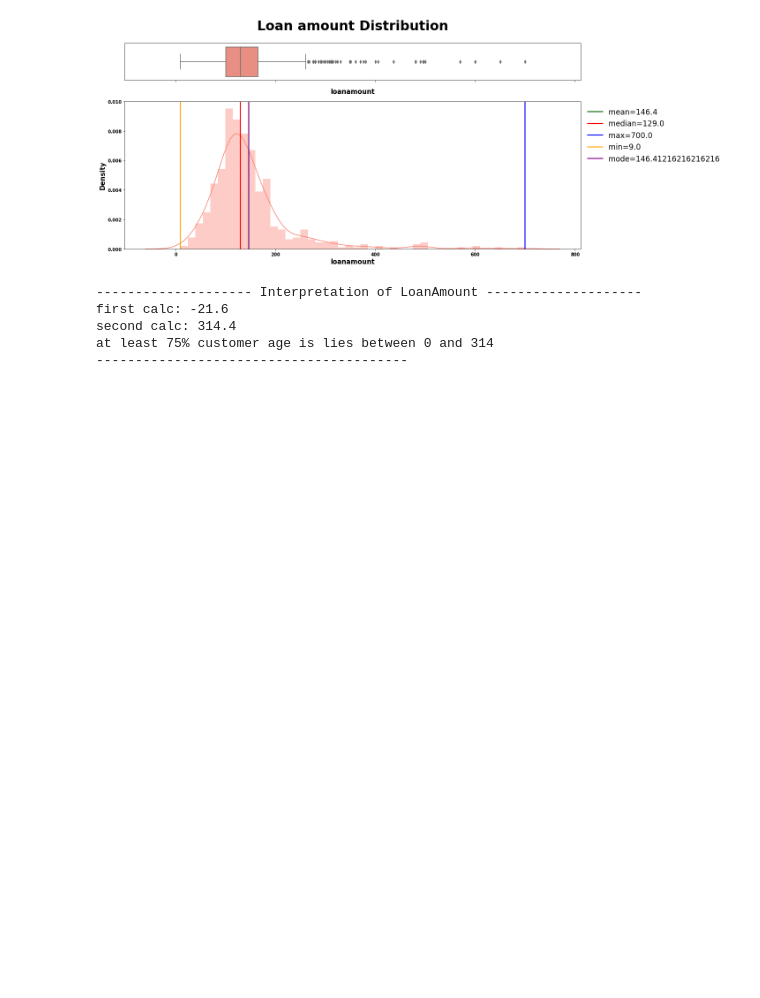
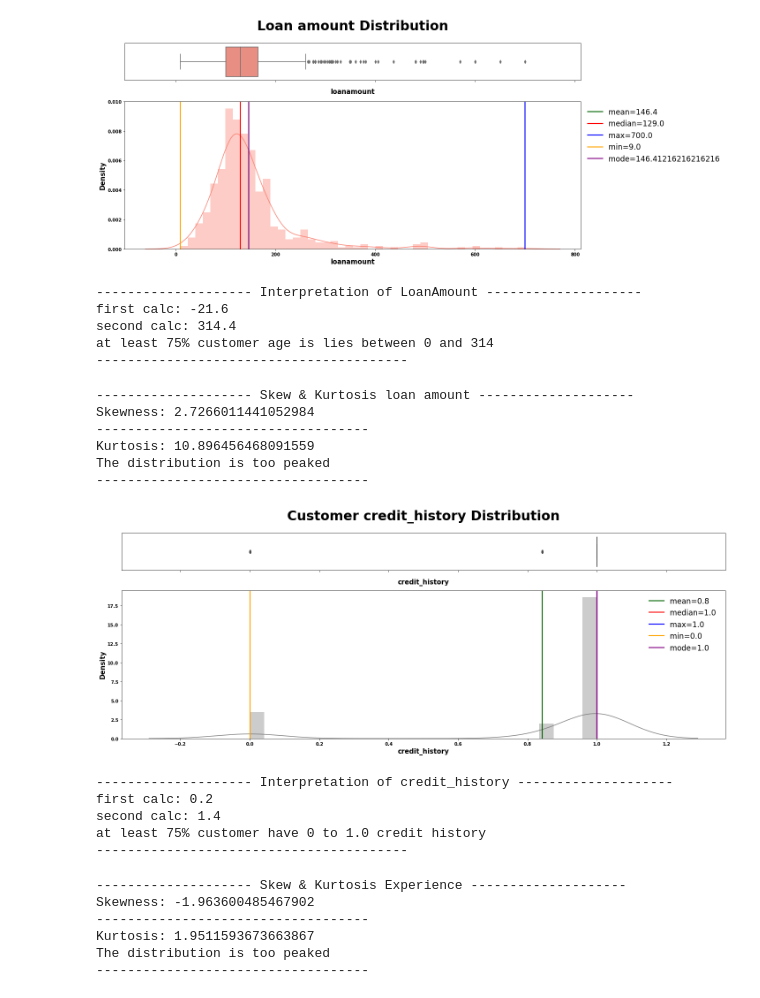
Before and after one commit to masete/Home-Loan-Approval, a Jupyter notebook: homeapproval.ipynb, the cells around one changed output. Drawn from its saved outputs; the diff is of its cells as text; code cells hidden in the pictures; blank space fills up the shorter version.

Commit message:
distribution of credit history

```diff
--- a/homeapproval.ipynb
+++ b/homeapproval.ipynb
@@ -784,3 +784,36 @@ first calc: -21.6
 second calc: 314.4
 at least 75% customer age is lies between 0 and 314
 ----------------------------------------
+# %%
+skew_kurtosis(df_train.loanamount, "Skew & Kurtosis loan amount")
+# %% [output]
+-------------------- Skew & Kurtosis loan amount --------------------
+Skewness: 2.7266011441052984
+-----------------------------------
+Kurtosis: 10.896456468091559
+The distribution is too peaked
+-----------------------------------
+# %%
+numerical_plotting(data=df_train, col="credit_history",
+                   title="Customer credit_history Distribution",
+                   symb=" ", ylabel="Density", color="gray");
+# %% [output]
+[figure, added]
+# %%
+chebychev(df_train.credit_history, title="credit_history",
+          interpret=f"at least 75% customer have 0 to 1.0 credit history")
+# %% [output]
+-------------------- Interpretation of credit_history --------------------
+first calc: 0.2
+second calc: 1.4
+at least 75% customer have 0 to 1.0 credit history
+----------------------------------------
+# %%
+skew_kurtosis(df_train.credit_history, "Skew & Kurtosis Experience")
+# %% [output]
+-------------------- Skew & Kurtosis Experience --------------------
+Skewness: -1.963600485467902
+-----------------------------------
+Kurtosis: 1.9511593673663867
+The distribution is too peaked
+-----------------------------------
```
